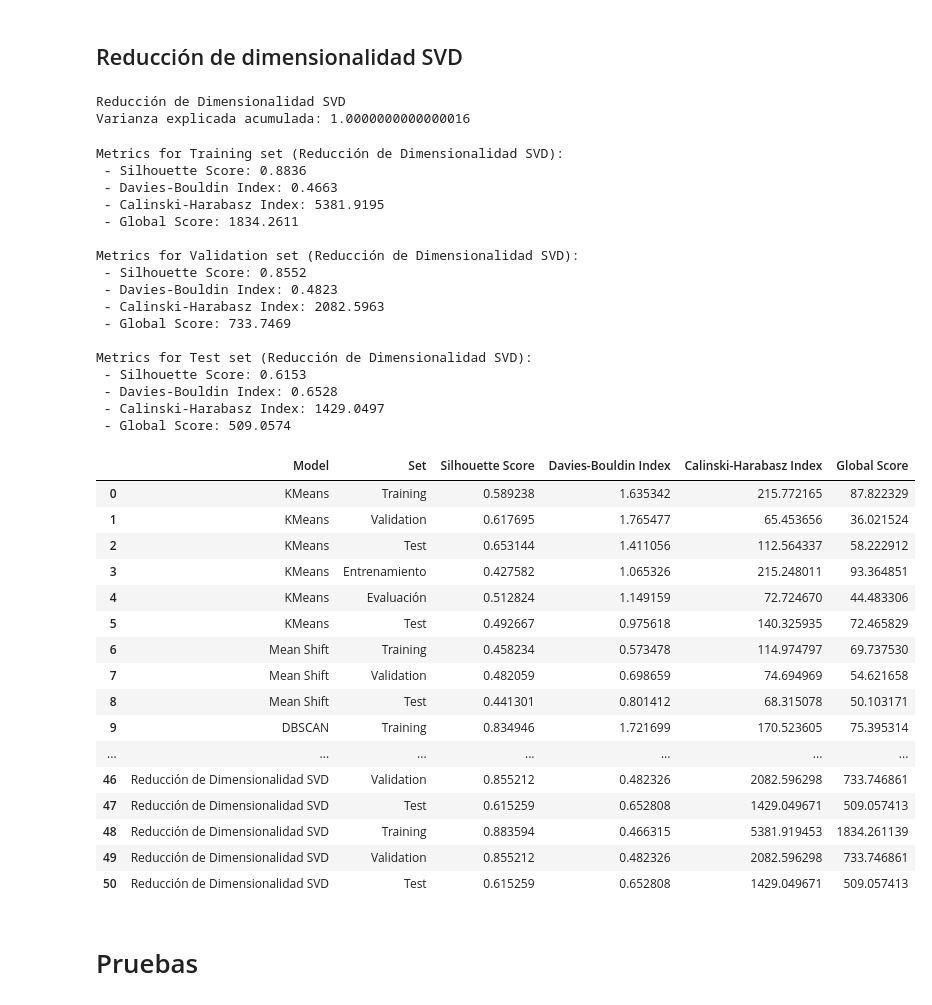
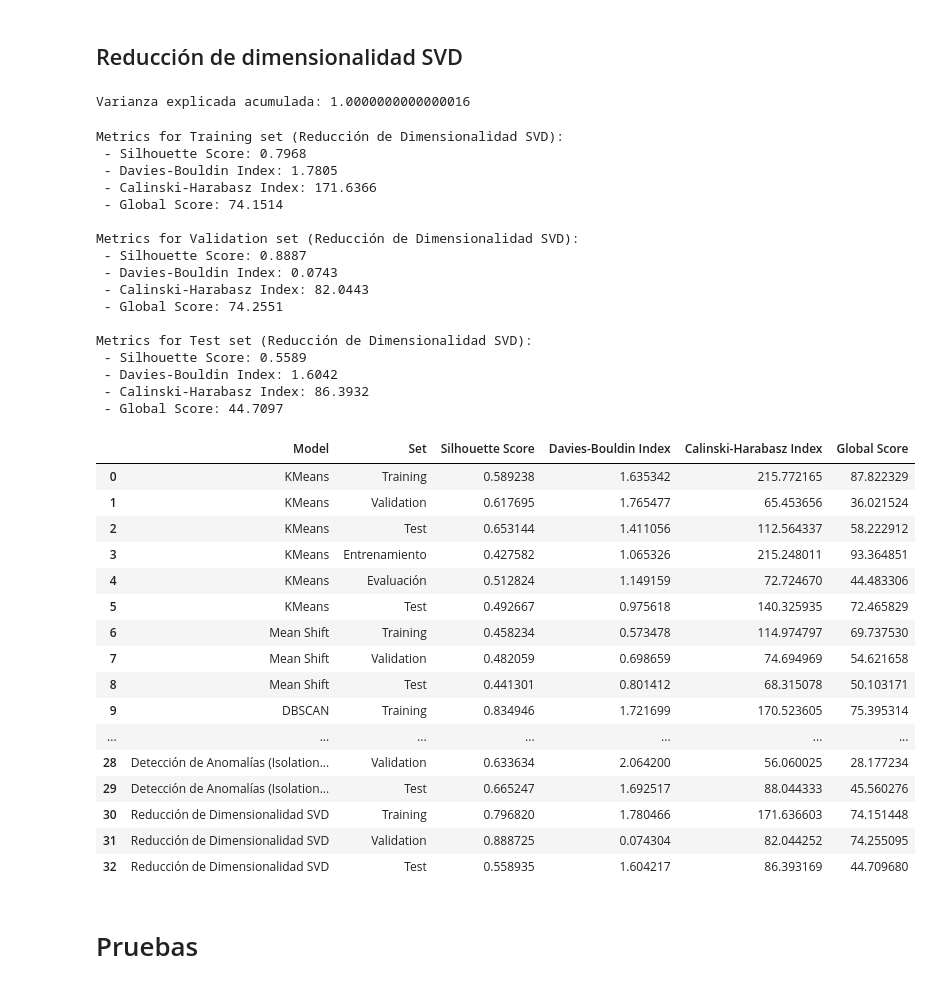
Before and after one commit to Lusku/kschool_master, a Jupyter notebook: TFM_Simple.ipynb, the cells around one changed output. Saved outputs shown, nothing was run; the diff lists cells and outputs as text; code cells hidden in the pictures.

```diff
--- a/TFM_Simple.ipynb
+++ b/TFM_Simple.ipynb
@@ -2797,17 +2869,17 @@ F1 Score: 0.3574468085106383
 # %%
 import numpy as np
 from sklearn.decomposition import TruncatedSVD
-from sklearn.cluster import KMeans
+from sklearn.cluster import KMeans, AgglomerativeClustering
+from sklearn.preprocessing import MinMaxScaler
 
 model_name = 'Reducción de Dimensionalidad SVD'
-print(model_name)
 
 # Definir el número máximo de componentes (ajustar en función de n_características)
 n_features = X_train_prep.shape[1]
-max_components = min(50, n_features)
+max_components = min(15, n_features)
 
 # Crear y ajustar el modelo SVD
-model_SVD = TruncatedSVD(n_components=max_components)
+model_SVD = TruncatedSVD(n_components=max_components, random_state=42)
 model_SVD.fit(X_train_prep)
 
 # Calcular la varianza explicada acumulada
@@ -2820,71 +2892,72 @@ X_train_reduced = model_SVD.transform(X_train_prep)
 X_val_reduced = model_SVD.transform(X_val_prep)
 X_test_reduced = model_SVD.transform(X_test_prep)
 
-X_train_reduced = X_train_reduced.reshape(-1, 1)
-X_val_reduced = X_val_reduced.reshape(-1, 1)
-X_test_reduced = X_test_reduced.reshape(-1, 1)
-
-# Usamos Kmeans para poder dar valores a los los datos labels_train, labels_val y labels_test
-model_KM = KMeans(random_state=42)
+# Usar MinMaxScaler para normalizar los datos antes de aplicar clustering
+scaler = MinMaxScaler()
+X_train_reduced_scaled = scaler.fit_transform(X_train_reduced)
+X_val_reduced_scaled = scaler.transform(X_val_reduced)
+X_test_reduced_scaled = scaler.transform(X_test_reduced)
 
 # Obtención del número de clusters optimo, escoger entre elbow o silhouette
+model_KM = KMeans(random_state=42)
 optimal_k = optimal_cluster_number(X_train_prep, X_val_prep, model_KM, method='silhouette')
 
-# Ajustar el modelo con el número óptimo de clusters
-kmeans = KMeans(n_clusters = optimal_k)
-labels_train = kmeans.fit_predict(X_train_reduced)
-labels_val = kmeans.fit_predict(X_val_reduced)
-labels_test = kmeans.fit_predict(X_test_reduced)
+# Usar AgglomerativeClustering en lugar de KMeans
+model_AC = AgglomerativeClustering(n_clusters=optimal_k, linkage='ward')
+labels_train = model_AC.fit_predict(X_train_reduced_scaled)
+labels_val = model_AC.fit_predict(X_val_reduced_scaled)
+labels_test = model_AC.fit_predict(X_test_reduced_scaled)
 
-# Normalize each score (assuming higher is better for all metrics)
-silhouette_norm = (labels_train - np.min(labels_train)) / (np.max(labels_train) - np.min(labels_train))
-db_norm = 1 - (labels_train - np.min(labels_train)) / (np.max(labels_train) - np.min(labels_train))
-ch_norm = (labels_train - np.mean(labels_train)) / np.std(labels_train)
+# Normalizar las etiquetas utilizando MinMaxScaler
+labels_train_scaled = scaler.fit_transform(labels_train.reshape(-1, 1))
+labels_val_scaled = scaler.transform(labels_val.reshape(-1, 1))
+labels_test_scaled = scaler.transform(labels_test.reshape(-1, 1))
 
-# Calculate a simple average (adjust weights as needed)
+silhouette_norm = labels_train_scaled
+db_norm = 1 - labels_train_scaled
+ch_norm = labels_train_scaled
 global_score = (silhouette_norm + db_norm + ch_norm) / 3
 
 # Mostrar estadísticas de anomalías
 mostrar_estadisticas_guardar_tabla_NS(X_train_reduced, labels_train, "Training", model_name)
 mostrar_estadisticas_guardar_tabla_NS(X_val_reduced, labels_val, "Validation", model_name)
 mostrar_estadisticas_guardar_tabla_NS(X_test_reduced, labels_test, "Test", model_name)
 # %% [output]
-Reducción de Dimensionalidad SVD
 Varianza explicada acumulada: 1.0000000000000016
 Metrics for Training set (Reducción de Dimensionalidad SVD):
- - Silhouette Score: 0.8836
- - Davies-Bouldin Index: 0.4663
- - Calinski-Harabasz Index: 5381.9195
- - Global Score: 1834.2611
+ - Silhouette Score: 0.7968
+ - Davies-Bouldin Index: 1.7805
+ - Calinski-Harabasz Index: 171.6366
+ - Global Score: 74.1514
 
 Metrics for Validation set (Reducción de Dimensionalidad SVD):
- - Silhouette Score: 0.8552
- - Davies-Bouldin Index: 0.4823
- - Calinski-Harabasz Index: 2082.5963
- - Global Score: 733.7469
+ - Silhouette Score: 0.8887
+ - Davies-Bouldin Index: 0.0743
+ - Calinski-Harabasz Index: 82.0443
+ - Global Score: 74.2551
 
 Metrics for Test set (Reducción de Dimensionalidad SVD):
- - Silhouette Score: 0.6153
- - Davies-Bouldin Index: 0.6528
- - Calinski-Harabasz Index: 1429.0497
- - Global Score: 509.0574
+ - Silhouette Score: 0.5589
+ - Davies-Bouldin Index: 1.6042
+ - Calinski-Harabasz Index: 86.3932
+ - Global Score: 44.7097
 |  | Model | Set | Silhouette Score | Davies-Bouldin Index | Calinski-Harabasz Index | Global Score |
 | 0 | KMeans | Training | 0.589238 | 1.635342 | 215.772165 | 87.822329 |
 | 1 | KMeans | Validation | 0.617695 | 1.765477 | 65.453656 | 36.021524 |
 | 2 | KMeans | Test | 0.653144 | 1.411056 | 112.564337 | 58.222912 |
 | 3 | KMeans | Entrenamiento | 0.427582 | 1.065326 | 215.248011 | 93.364851 |
 | 4 | KMeans | Evaluación | 0.512824 | 1.149159 | 72.724670 | 44.483306 |
 | 5 | KMeans | Test | 0.492667 | 0.975618 | 140.325935 | 72.465829 |
 | 6 | Mean Shift | Training | 0.458234 | 0.573478 | 114.974797 | 69.737530 |
 | 7 | Mean Shift | Validation | 0.482059 | 0.698659 | 74.694969 | 54.621658 |
 | 8 | Mean Shift | Test | 0.441301 | 0.801412 | 68.315078 | 50.103171 |
 | 9 | DBSCAN | Training | 0.834946 | 1.721699 | 170.523605 | 75.395314 |
 | ... | ... | ... | ... | ... | ... | ... |
-| 46 | Reducción de Dimensionalidad SVD | Validation | 0.855212 | 0.482326 | 2082.596298 | 733.746861 |
-| 47 | Reducción de Dimensionalidad SVD | Test | 0.615259 | 0.652808 | 1429.049671 | 509.057413 |
-| 48 | Reducción de Dimensionalidad SVD | Training | 0.883594 | 0.466315 | 5381.919453 | 1834.261139 |
-| 49 | Reducción de Dimensionalidad SVD | Validation | 0.855212 | 0.482326 | 2082.596298 | 733.746861 |
-| 50 | Reducción de Dimensionalidad SVD | Test | 0.615259 | 0.652808 | 1429.049671 | 509.057413 |
+| 28 | Detección de Anomalías (Isolation... | Validation | 0.633634 | 2.064200 | 56.060025 | 28.177234 |
+| 29 | Detección de Anomalías (Isolation... | Test | 0.665247 | 1.692517 | 88.044333 | 45.560276 |
+| 30 | Reducción de Dimensionalidad SVD | Training | 0.796820 | 1.780466 | 171.636603 | 74.151448 |
+| 31 | Reducción de Dimensionalidad SVD | Validation | 0.888725 | 0.074304 | 82.044252 | 74.255095 |
+| 32 | Reducción de Dimensionalidad SVD | Test | 0.558935 | 1.604217 | 86.393169 | 44.709680 |
 # %% [markdown]
 # Pruebas
 # %% [markdown]
```
Also changed, not shown: parts of 27 cells of this notebook.
